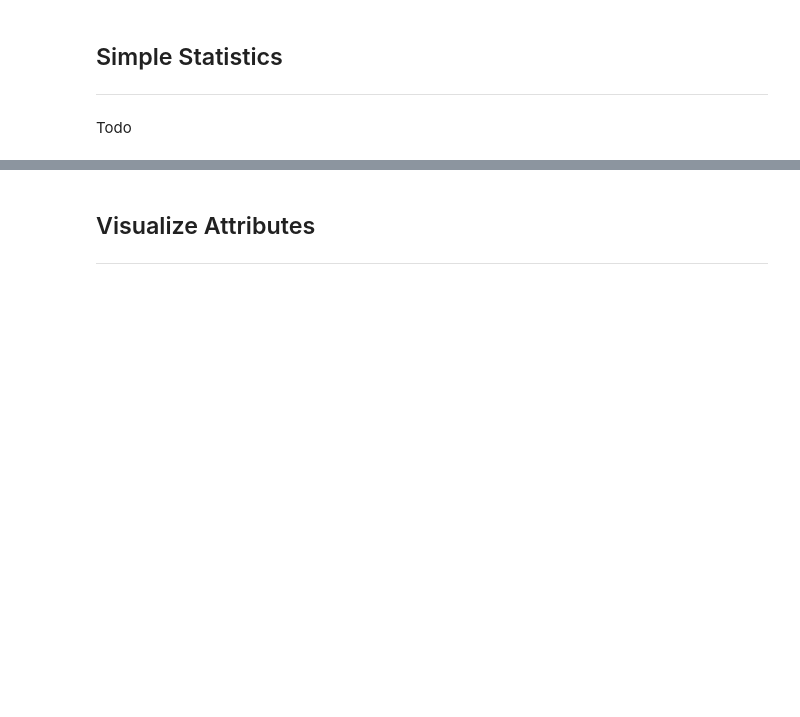
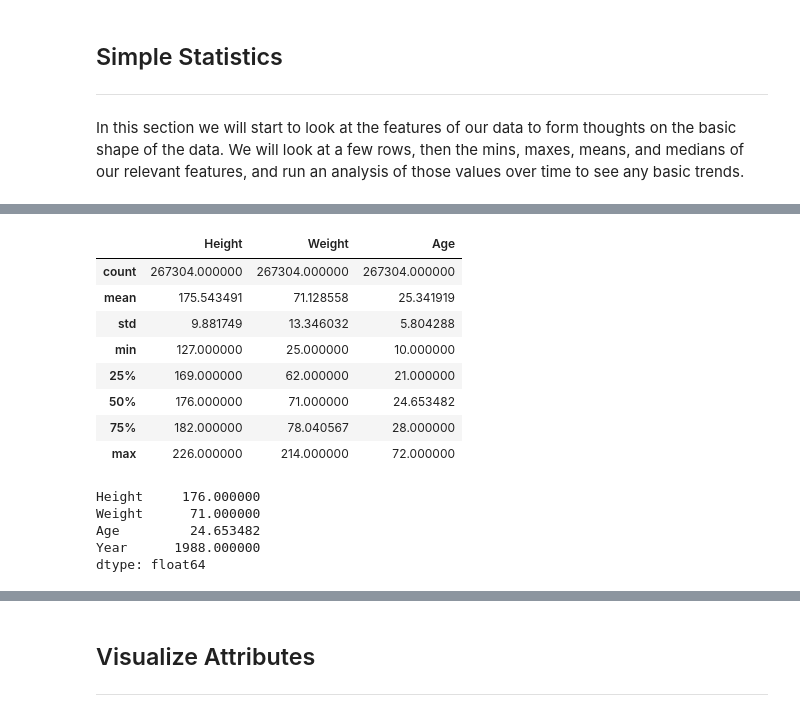
Before and after one commit to i4a/olympics, a Jupyter notebook: LabAssignmentOne.ipynb, the cells around one changed output, grey strips where cells are left out. Cells and saved outputs as stored; diff of their text form; code cells hidden in the pictures; blank space fills up the shorter version.

Commit message:
Update for the simple statistics section

```diff
--- a/LabAssignmentOne.ipynb
+++ b/LabAssignmentOne.ipynb
@@ -152,8 +166,8 @@ dtype: int64
 ## Simple Statistics
 
 ---
-# %% [markdown]
-Todo
+# %% [markdown]
+In this section we will start to look at the features of our data to form thoughts on the basic shape of the data. We will look at a few rows, then the mins, maxes, means, and medians of our relevant features, and run an analysis of those values over time to see any basic trends.
 # %%
 # now lets look at the first five records of data
 df.head()
@@ -166,0 +186,22 @@ df.head()
+# %%
+#run basic summary of continuous and ordinal features
+df[continuous_features+ordinal_features].describe()
+# %% [output]
+|  | Height | Weight | Age |
+| count | 267304.000000 | 267304.000000 | 267304.000000 |
+| mean | 175.543491 | 71.128558 | 25.341919 |
+| std | 9.881749 | 13.346032 | 5.804288 |
+| min | 127.000000 | 25.000000 | 10.000000 |
+| 25% | 169.000000 | 62.000000 | 21.000000 |
+| 50% | 176.000000 | 71.000000 | 24.653482 |
+| 75% | 182.000000 | 78.040567 | 28.000000 |
+| max | 226.000000 | 214.000000 | 72.000000 |
+# %%
+#calculate the median for continuous and ordinal features
+df[continuous_features+ordinal_features].median()
+# %% [output]
+Height     176.000000
+Weight      71.000000
+Age         24.653482
+Year      1988.000000
+dtype: float64
```
Also changed, not shown: parts of 9 cells of this notebook.
